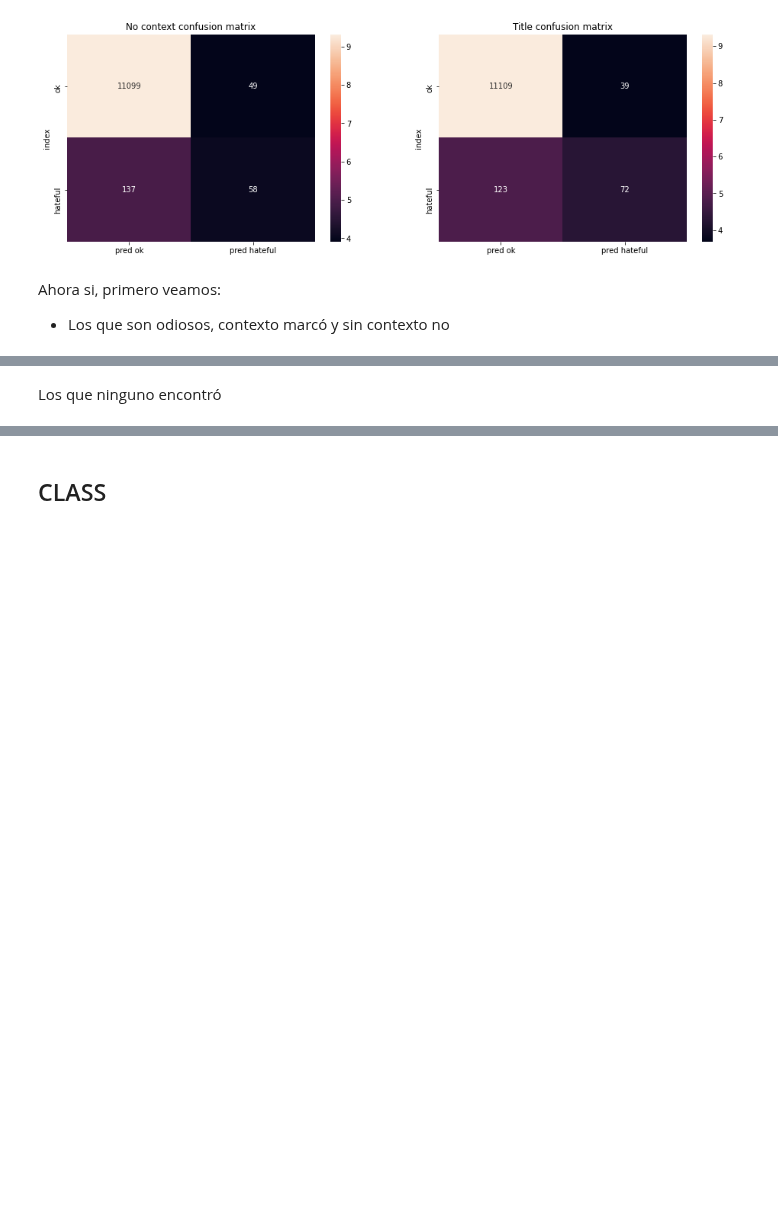
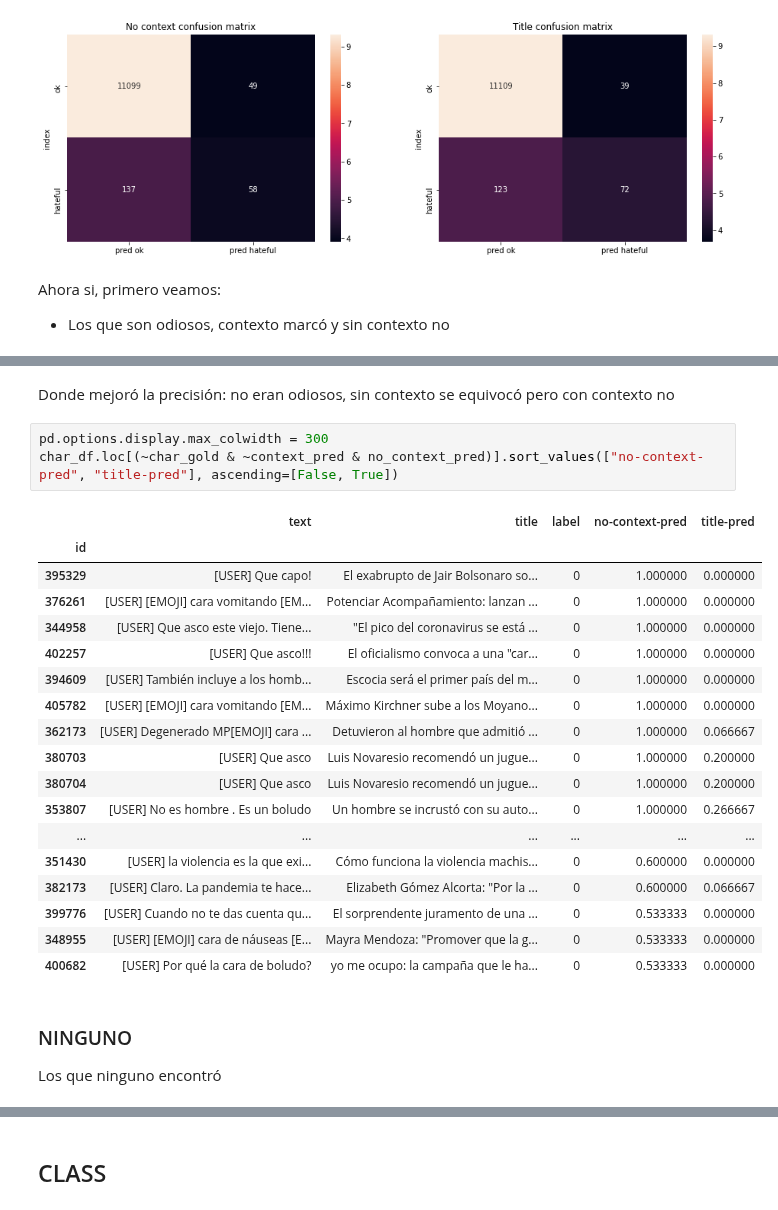
Before and after one commit to finiteautomata/contextualized-hatespeech-classification, a Jupyter notebook: notebooks/Where context helps fine grained.ipynb, the cells around one changed output, grey strips where cells are left out. Saved outputs shown, nothing was run; the diff lists cells and outputs as text; blank space fills up the shorter version.

```diff
--- a/notebooks/Where context helps fine grained.ipynb
+++ b/notebooks/Where context helps fine grained.ipynb
@@ -194,6 +194,32 @@ char_df.loc[(char_gold & context_pred & (~no_context_pred))].sort_values(["no-co
 | 380729 | [USER] Degenerado sucio comilon | Luis Novaresio recomendó un jugue... | 1 | 0.466667 | 0.800000 |
 | 380731 | [USER] Degenerado sucio comilon | Luis Novaresio recomendó un jugue... | 1 | 0.466667 | 0.800000 |
 | 397546 | [USER] Che... Qué diferencia hay ... | Así luce el actor Elliot Page tra... | 1 | 0.466667 | 0.600000 |
+# %% [markdown]
+Donde mejoró la precisión: no eran odiosos, sin contexto se equivocó pero con contexto no
+# %%
+pd.options.display.max_colwidth = 300
+char_df.loc[(~char_gold & ~context_pred & no_context_pred)].sort_values(["no-context-pred", "title-pred"], ascending=[False, True])
+# %% [output]
+|  | text | title | label | no-context-pred | title-pred |
+| id |  |  |  |  |  |
+| 395329 | [USER] Que capo! | El exabrupto de Jair Bolsonaro so... | 0 | 1.000000 | 0.000000 |
+| 376261 | [USER] [EMOJI] cara vomitando [EM... | Potenciar Acompañamiento: lanzan ... | 0 | 1.000000 | 0.000000 |
+| 344958 | [USER] Que asco este viejo. Tiene... | "El pico del coronavirus se está ... | 0 | 1.000000 | 0.000000 |
+| 402257 | [USER] Que asco!!! | El oficialismo convoca a una "car... | 0 | 1.000000 | 0.000000 |
+| 394609 | [USER] También incluye a los homb... | Escocia será el primer país del m... | 0 | 1.000000 | 0.000000 |
+| 405782 | [USER] [EMOJI] cara vomitando [EM... | Máximo Kirchner sube a los Moyano... | 0 | 1.000000 | 0.000000 |
+| 362173 | [USER] Degenerado MP[EMOJI] cara ... | Detuvieron al hombre que admitió ... | 0 | 1.000000 | 0.066667 |
+| 380703 | [USER] Que asco | Luis Novaresio recomendó un jugue... | 0 | 1.000000 | 0.200000 |
+| 380704 | [USER] Que asco | Luis Novaresio recomendó un jugue... | 0 | 1.000000 | 0.200000 |
+| 353807 | [USER] No es hombre . Es un boludo | Un hombre se incrustó con su auto... | 0 | 1.000000 | 0.266667 |
+| ... | ... | ... | ... | ... | ... |
+| 351430 | [USER] la violencia es la que exi... | Cómo funciona la violencia machis... | 0 | 0.600000 | 0.000000 |
+| 382173 | [USER] Claro. La pandemia te hace... | Elizabeth Gómez Alcorta: "Por la ... | 0 | 0.600000 | 0.066667 |
+| 399776 | [USER] Cuando no te das cuenta qu... | El sorprendente juramento de una ... | 0 | 0.533333 | 0.000000 |
+| 348955 | [USER] [EMOJI] cara de náuseas [E... | Mayra Mendoza: "Promover que la g... | 0 | 0.533333 | 0.000000 |
+| 400682 | [USER] Por qué la cara de boludo? | yo me ocupo: la campaña que le ha... | 0 | 0.533333 | 0.000000 |
 # %% [markdown]
+### NINGUNO
+
 Los que ninguno encontró
 # %%
```
Also changed, not shown: parts of 8 cells of this notebook, 3 other files.
